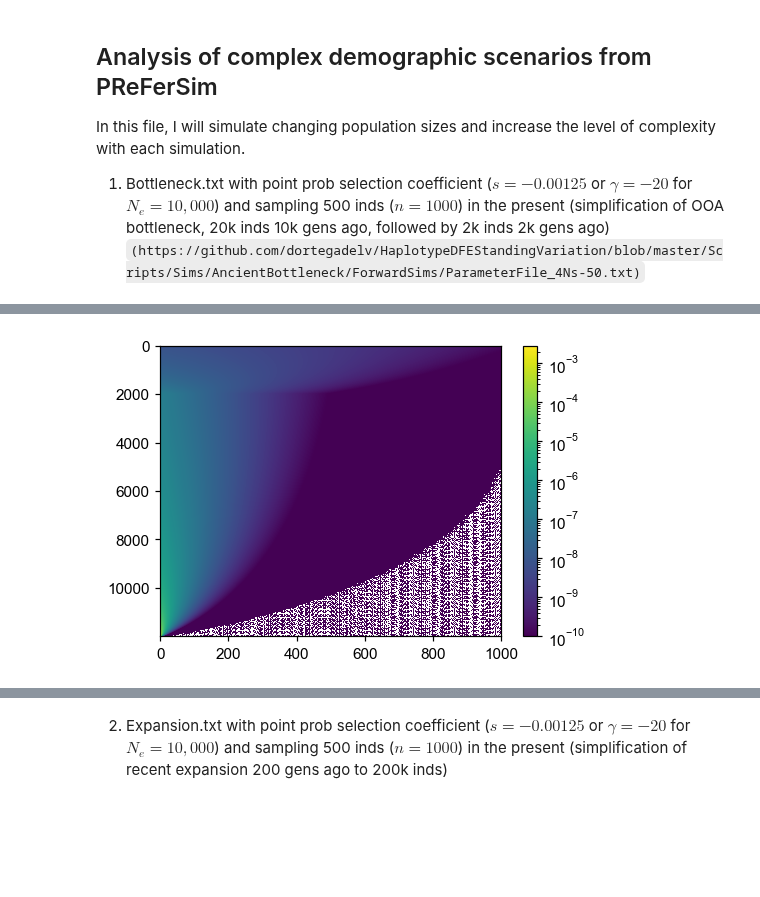
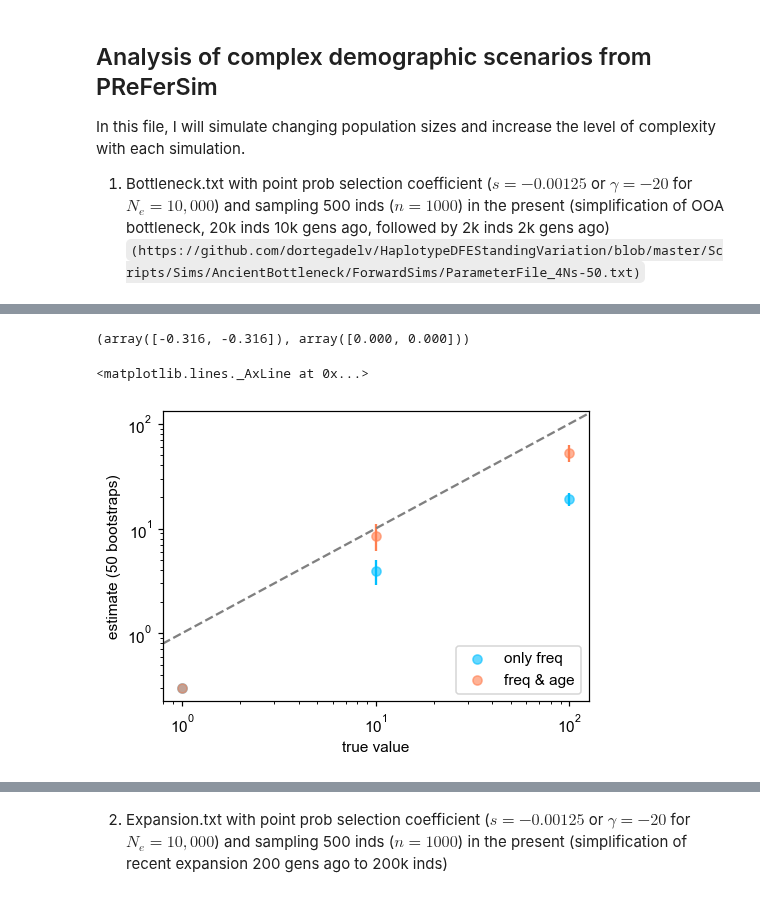
Before and after one commit to VivaswatS/selCoefEst, a Jupyter notebook: changingpopsizesims.ipynb, the cells around one changed output, grey strips where cells are left out. Drawn from its saved outputs; the diff is of its cells as text; code cells hidden in the pictures; blank space fills up the shorter version.

```diff
--- a/changingpopsizesims.ipynb
+++ b/changingpopsizesims.ipynb
@@ -86,15 +103,23 @@ for g in gamma:
 # sin_onlyage = np.empty(len(gamma))
 # for ig, g in enumerate(gamma):
 #     # sum log prob for each locus
-#     sin_onlyfreq[ig] = np.sum(get_lp_xl(p_xa_s, g, dat[:,5], cutoff=1))
-#     sin_onlyage[ig] = np.sum(get_lp_alxl(up_xa_s, g, dat[:,5], dat[:,3], cutoff=1))
+#     sin_onlyfreq[ig] = np.sum(get_lp_xl(p_xa_s, g, dat[:,5], cutoff=2))
+#     sin_onlyage[ig] = np.sum(get_lp_alxl(up_xa_s, g, dat[:,5], dat[:,3], cutoff=2))
 # print(gamma[np.argmax(sin_onlyfreq)], gamma[np.argmax(sin_onlyage)])
-mle = get_boot_ci(dat,nsamps=len(dat),cutoff=1)
-mle
+mle = get_boot_ci(gamma[:-1],p_xa_s,up_xa_s,dat,nsamps=len(dat),nboot=50,cutoff=2)
+mle.mean(axis=0), mle.std(axis=0)
+# %% [output]
+(array([-0.316, -0.316]), array([0.000, 0.000]))
-# %%
-plt.imshow(up_xa_s[gamma[10]],aspect='auto',norm=colors.LogNorm(vmin=1e-10)); plt.colorbar(); plt.show()
-# %% [output]
-[figure, removed]
+# %%
+## plotting truth vs mean + CI estimates
+plt.scatter([1.,10.,100.],[0.3,3.92,18.95],color='deepskyblue',alpha=0.6,label='only freq')
+plt.scatter([1.,10.,100.],[0.3,8.56,53.09],color='coral',alpha=0.6,label='freq & age'); plt.legend(loc='lower right')
+plt.errorbar([1.,10.,100.],[0.3,3.92,18.95],yerr=[0,1.05,2.7],color='deepskyblue',ls='none'); plt.xlabel('true value')
+plt.errorbar([1.,10.,100.],[0.3,8.56,53.09],yerr=[0,2.5,9.74],color='coral',ls='none'); plt.ylabel('estimate (50 bootstraps)')
+plt.loglog(); plt.axline((1,1),(100,100),color='grey',linestyle='--')
+# %% [output]
+<matplotlib.lines._AxLine at 0x...>
+[figure, added]
 # %%
 densegrid = -np.logspace(0,2,base=10,num=100)
 lxlbfq = get_bfq(sin_onlyfreq-np.max(sin_onlyfreq), gamma) @ np.vstack((densegrid**2, densegrid,np.repeat(1.0,100)))
```
Also changed, not shown: parts of 15 cells of this notebook, 4 other files.
